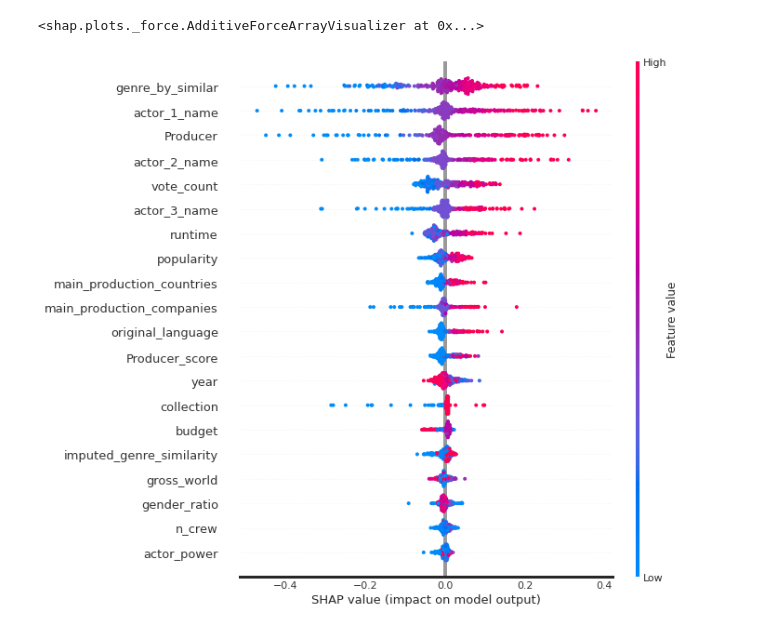
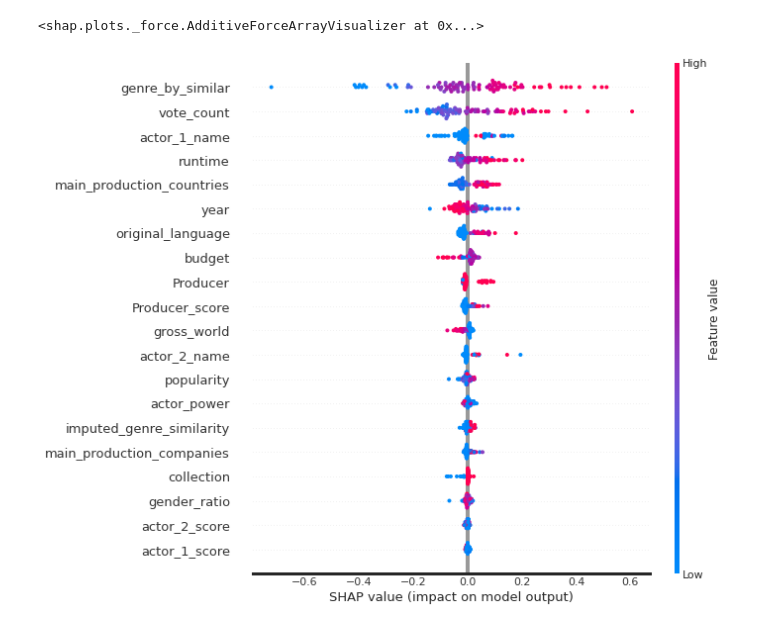
Before and after one commit to grayfactory/sectio2_project, a Jupyter notebook: shap_on_colab.ipynb, the cells around one changed output. Cells and saved outputs as stored; diff of their text form; code cells hidden in the pictures.

```diff
--- a/shap_on_colab.ipynb
+++ b/shap_on_colab.ipynb
@@ -654,0 +134,11 @@ from pdpbox.pdp import pdp_isolate, pdp_plot
+# %%
+from sklearn.metrics import mean_squared_log_error
+print(f'train set : {pipe.score(X_train,y_train)}')
+print(f'val set : {pipe.score(X_val,y_val)}')
+
+X_val_tranformed = pipe.named_steps['preprocessing'].transform(X_val)
+model = pipe.named_steps['rf']
+y_pred = model.predict(X_val_tranformed)
+msle = mean_squared_log_error(y_val, y_pred)**0.5
+mae = mean_absolute_error(y_val, y_pred)
+print(f'val MSLE:{msle}, MAE: {mae}')
@@ -655,3 +151,5 @@ from pdpbox.pdp import pdp_isolate, pdp_plot
+# %%
+plt.rcParams['figure.dpi'] = 144
 # %%
 # popularity                   0.008251
 # Producer                     0.014466
@@ -789,10 +408,10 @@ raw
 # %%
 #tree 모델의 예측값
-model_rf.predict(raw)
+model.predict(raw)
 
 import shap
 
-explainer = shap.TreeExplainer(model_rf)
+explainer = shap.TreeExplainer(model)
 shap_values = explainer.shap_values(raw)
 
 shap.initjs()
@@ -806,13 +425,13 @@ shap.force_plot(
 <shap.plots._force.AdditiveForceVisualizer at 0x...>
 # %%
 # 300개 테스트 샘플에 대해서 각 특성들의 영향을 봅니다. 샘플 수를 너무 크게 잢으면 계산이 오래걸리니 주의하세요.
-shap_values = explainer.shap_values(X_val_vis.iloc[:300])
+shap_values = explainer.shap_values(X_val_vis.iloc[:100])
 shap.initjs()
-shap.force_plot(explainer.expected_value, shap_values, X_val_vis.iloc[:300])
+shap.force_plot(explainer.expected_value, shap_values, X_val_vis.iloc[:100])
 # %% [output]
 [interactive output not drawn]
 <shap.plots._force.AdditiveForceArrayVisualizer at 0x...>
 # %%
-shap.summary_plot(shap_values, X_val_vis.iloc[:300])
+shap.summary_plot(shap_values, X_val_vis.iloc[:100])
 # %% [output]
-[figure, old version]
+[figure, new version]
```
Also changed, not shown: parts of 72 cells of this notebook.
